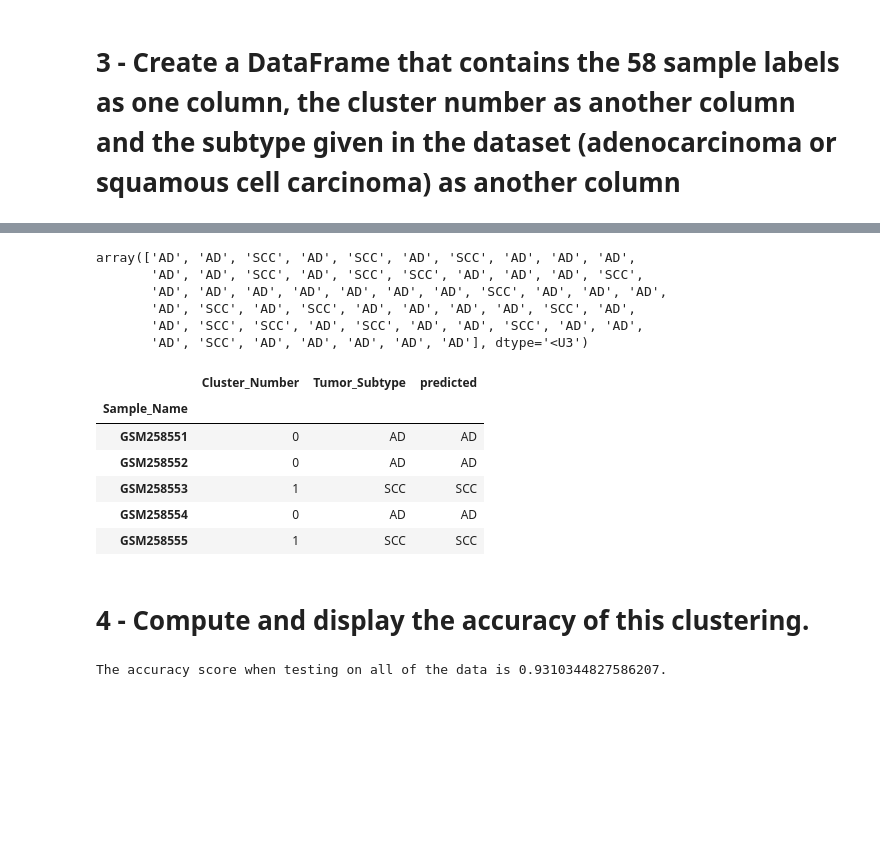
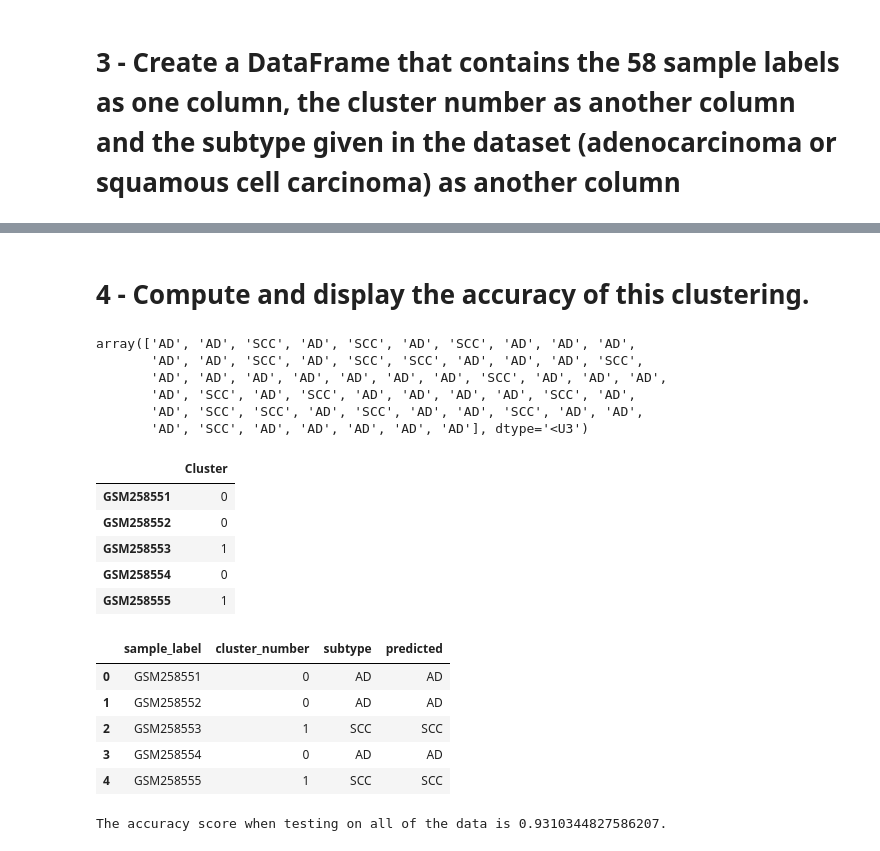
Before and after one commit to kgmoo/LimBoYuMoo, a Jupyter notebook: 20211207_CompiledProject.ipynb, the cells around one changed output, grey strips where cells are left out. Cells and saved outputs as stored; diff of their text form; code cells hidden in the pictures; blank space fills up the shorter version.

```diff
--- a/20211207_CompiledProject.ipynb
+++ b/20211207_CompiledProject.ipynb
@@ -278,6 +279,7 @@ def change_subtype_label(old_label: str, newlabel: str, df_to_change: pd.DataFra
 ##########################################################################################
 # %%
 #changing subtype labels
-annotated_df = change_subtype_label('adenocarcinoma', 'AD', annotated_df)
-annotated_df = change_subtype_label('squamous cell carcinoma', 'SCC', annotated_df)
+annotated_df["subtype"].replace({"adenocarcinoma" : "AD", "squamous cell carcinoma" : "SCC"}, inplace = True, regex = True)
+annotated_df["subtype"] = annotated_df["subtype"].apply(lambda x: x.strip())
+annotated_df.head()
 # %% [output]
@@ -285,3 +292,5 @@ AttributeError: 'DataFrame' object has no attribute 'subtype'
+# %% [markdown]
+# 4 - Compute and display the accuracy of this clustering.
 # %%
 # for problem 4, Compute and display the accuracy of this clustering.
 ## first set up "SCC" = 1 and "AD" = 0
@@ -296,19 +304,26 @@ array(['AD', 'AD', 'SCC', 'AD', 'SCC', 'AD', 'SCC', 'AD', 'AD', 'AD',
        'AD', 'SCC', 'AD', 'SCC', 'AD', 'AD', 'AD', 'AD', 'SCC', 'AD',
        'AD', 'SCC', 'SCC', 'AD', 'SCC', 'AD', 'AD', 'SCC', 'AD', 'AD',
        'AD', 'SCC', 'AD', 'AD', 'AD', 'AD', 'AD'], dtype='<U3')
+# %%
+GSE10245ClusterCodes = GSE10245ClusterCodes.to_frame(name = "Cluster")
+GSE10245ClusterCodes.head()
+# %% [output]
+|  | Cluster |
+| GSM258551 | 0 |
+| GSM258552 | 0 |
+| GSM258553 | 1 |
+| GSM258554 | 0 |
+| GSM258555 | 1 |
 # %%
 ## want to check the overal accuracy by adding the predicted subtype in the dataframe
-df_2 = GSE10245ClusterCodes.assign(predicted=GSE10245Means)
+annotated_df = annotated_df.assign(predicted=GSE10245Means)
 # %%
-df_2.head()
+annotated_df.head()
 # %% [output]
-|  | Cluster_Number | Tumor_Subtype | predicted |
-| Sample_Name |  |  |  |
-| GSM258551 | 0 | AD | AD |
-| GSM258552 | 0 | AD | AD |
-| GSM258553 | 1 | SCC | SCC |
-| GSM258554 | 0 | AD | AD |
-| GSM258555 | 1 | SCC | SCC |
+|  | sample_label | cluster_number | subtype | predicted |
+| 0 | GSM258551 | 0 | AD | AD |
+| 1 | GSM258552 | 0 | AD | AD |
+| 2 | GSM258553 | 1 | SCC | SCC |
+| 3 | GSM258554 | 0 | AD | AD |
+| 4 | GSM258555 | 1 | SCC | SCC |
-# %% [markdown]
-# 4 - Compute and display the accuracy of this clustering.
 # %%
```
Also changed, not shown: parts of 15 cells of this notebook.
